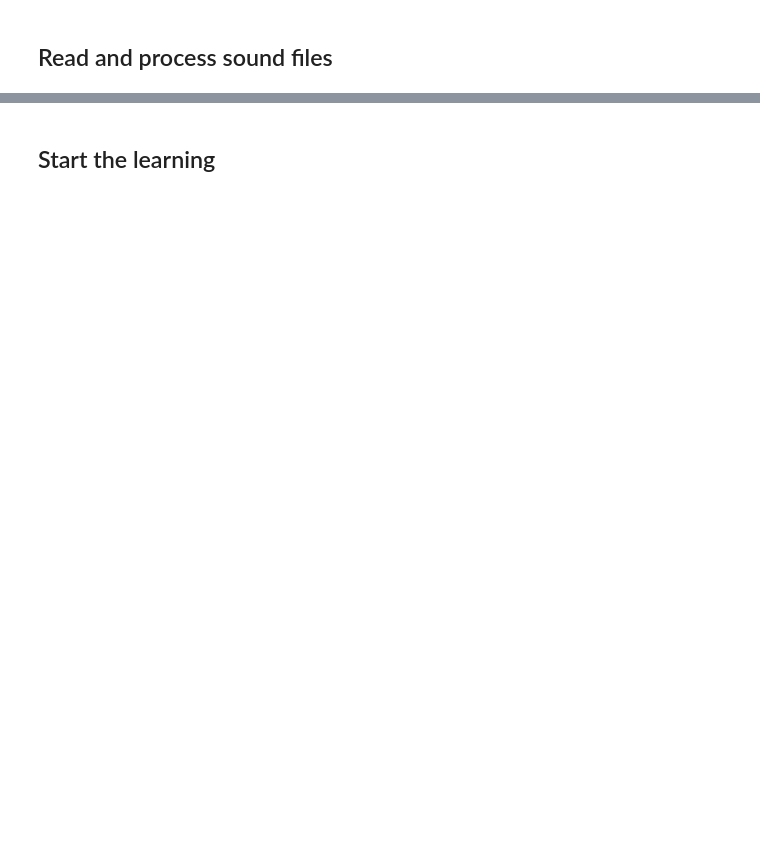
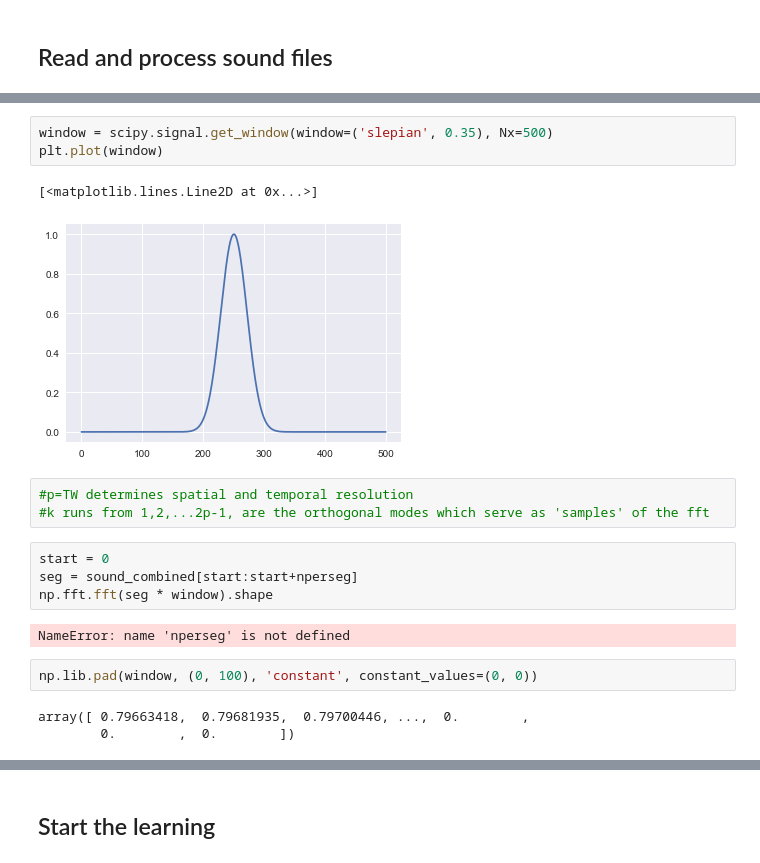
Before and after one commit to nhat-le/Sparse-Coding-Spectrogram, a Jupyter notebook: sparse_code_spectrogram.ipynb, the cells around one changed output, grey strips where cells are left out. Saved outputs shown, nothing was run; the diff lists cells and outputs as text; blank space fills up the shorter version.

```diff
--- a/sparse_code_spectrogram.ipynb
+++ b/sparse_code_spectrogram.ipynb
@@ -407,0 +318,20 @@ plt.grid(False)
+# %%
+window = scipy.signal.get_window(window=('slepian', 0.35), Nx=500)
+plt.plot(window)
+# %% [output]
+[<matplotlib.lines.Line2D at 0x...>]
+[figure, added]
+# %%
+#p=TW determines spatial and temporal resolution
+#k runs from 1,2,...2p-1, are the orthogonal modes which serve as 'samples' of the fft
+# %%
+start = 0
+seg = sound_combined[start:start+nperseg]
+np.fft.fft(seg * window).shape
+# %% [output]
+NameError: name 'nperseg' is not defined
+# %%
+np.lib.pad(window, (0, 100), 'constant', constant_values=(0, 0))
+# %% [output]
+array([ 0.79663418,  0.79681935,  0.79700446, ...,  0.        ,
+        0.        ,  0.        ])
```
Also changed, not shown: parts of 60 cells of this notebook.
